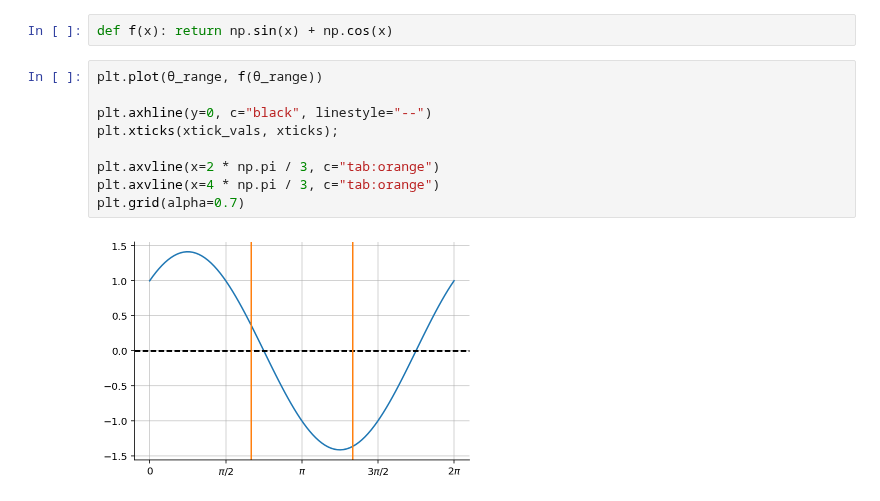
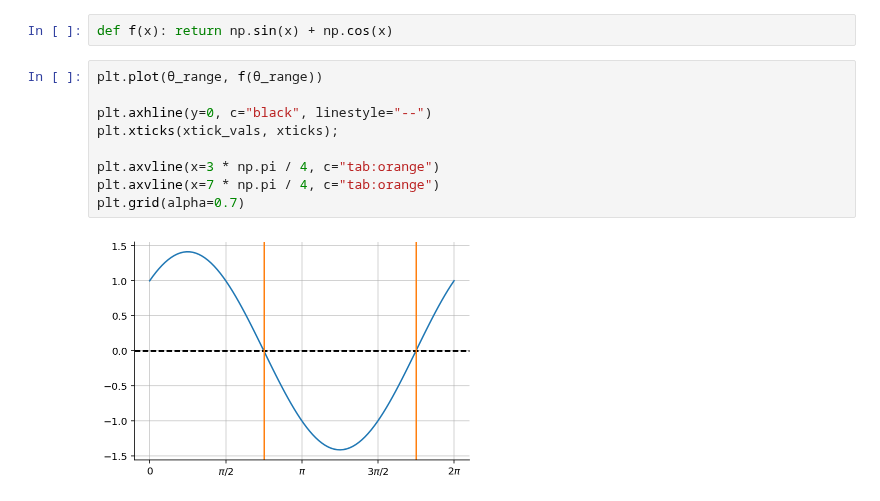
Before and after one commit to gerdm/QMUL, a Jupyter notebook: MTH744P-dynamical-systems/coursework/e03-circle.ipynb, the cells around one changed output. Cells and saved outputs as stored; diff of their text form.

```diff
--- a/MTH744P-dynamical-systems/coursework/e03-circle.ipynb
+++ b/MTH744P-dynamical-systems/coursework/e03-circle.ipynb
@@ -44,11 +44,11 @@ def f(x): return np.sin(x) + np.cos(x)
 # %%
 plt.plot(θ_range, f(θ_range))
 
 plt.axhline(y=0, c="black", linestyle="--")
 plt.xticks(xtick_vals, xticks);
 
-plt.axvline(x=2 * np.pi / 3, c="tab:orange")
-plt.axvline(x=4 * np.pi / 3, c="tab:orange")
+plt.axvline(x=3 * np.pi / 4, c="tab:orange")
+plt.axvline(x=7 * np.pi / 4, c="tab:orange")
 plt.grid(alpha=0.7)
 # %% [output]
-[figure, old version]
+[figure, new version]
```
Also changed, not shown: parts of 15 cells of this notebook.
